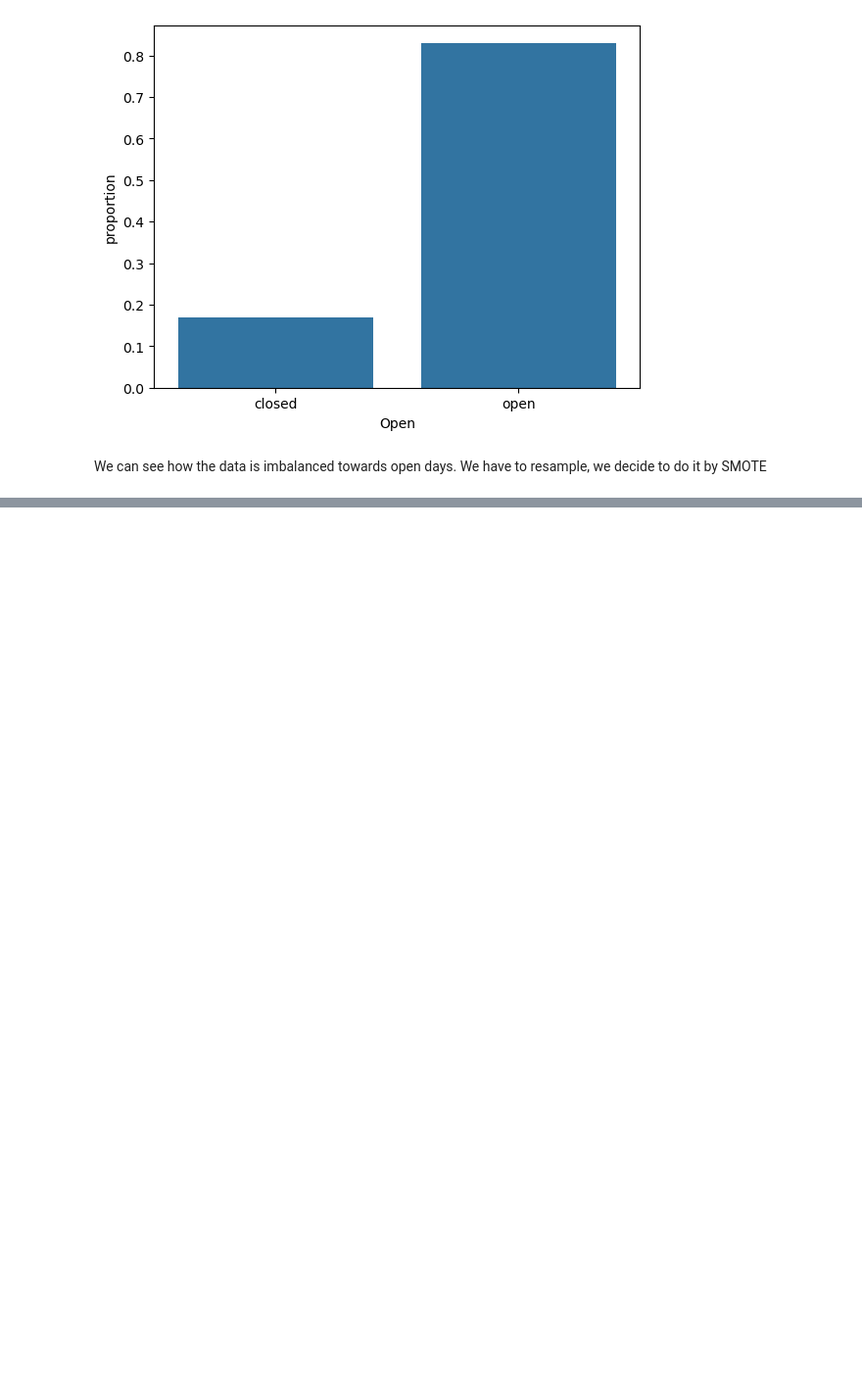
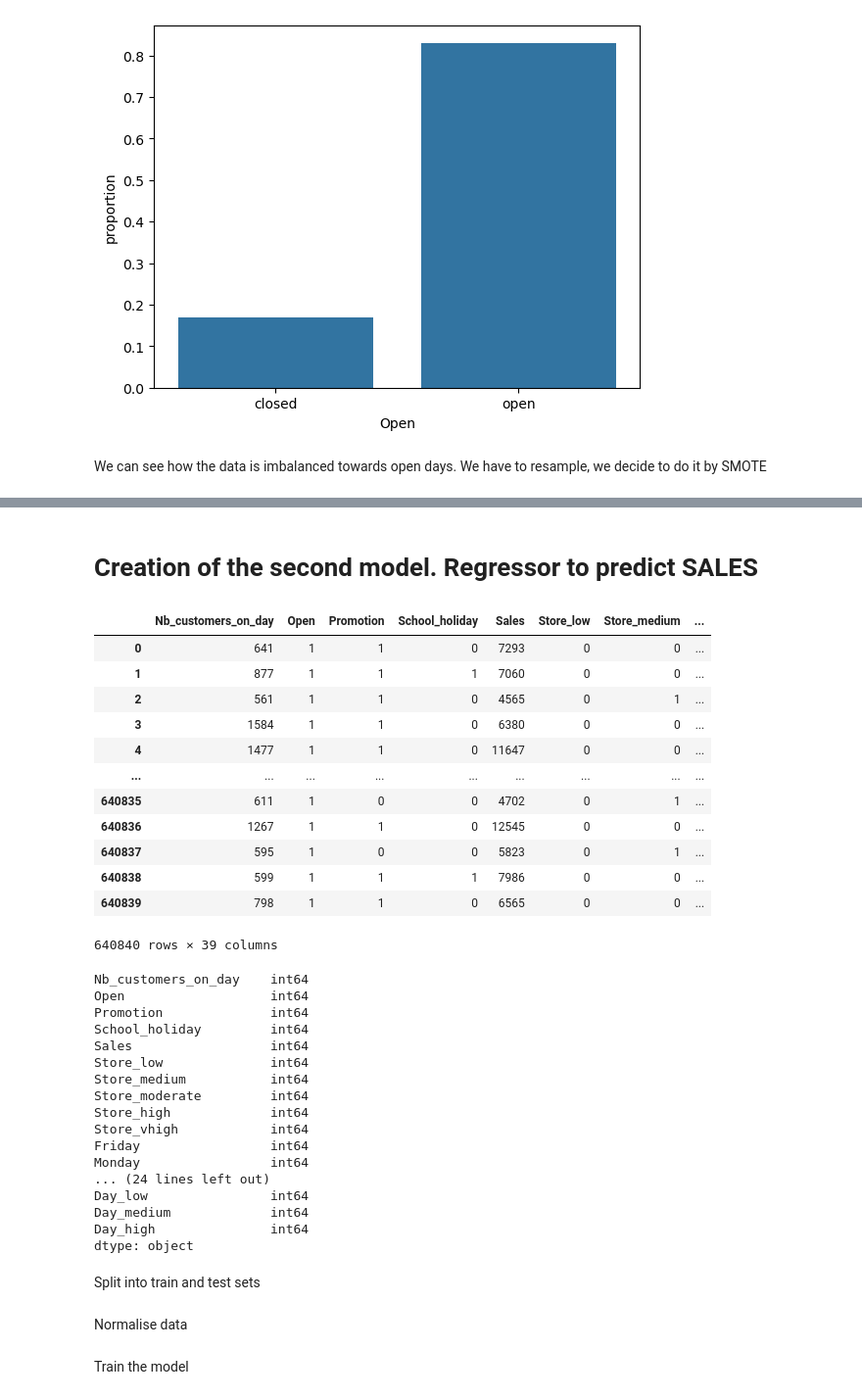
Before and after one commit to arnaurr94/IronKaggle, a Jupyter notebook: notebook.ipynb, the cells around one changed output, grey strips where cells are left out. Shown: that part at 98% size. Saved outputs shown, nothing was run; the diff lists cells and outputs as text; code cells hidden in the pictures; blank space fills up the shorter version.

Commit message:
Added second model

```diff
--- a/notebook.ipynb
+++ b/notebook.ipynb
@@ -249 +276,42 @@ print(classification_report(y_pred = pred, y_true = y_test))
 #loaded_model = pickle.load(open('model.pkl', 'rb'))
+# %% [markdown]
+# Creation of the second model. Regressor to predict SALES
+# %%
+## First we need to convert the data back no numerical to avoid crashing
+
+df = df.astype('int')
+display(df)
+df.dtypes
+# %% [output]
+|  | Nb_customers_on_day | Open | Promotion | School_holiday | Sales | Store_low | Store_medium | ... |
+| 0 | 641 | 1 | 1 | 0 | 7293 | 0 | 0 | ... |
+| 1 | 877 | 1 | 1 | 1 | 7060 | 0 | 0 | ... |
+| 2 | 561 | 1 | 1 | 0 | 4565 | 0 | 1 | ... |
+| 3 | 1584 | 1 | 1 | 0 | 6380 | 0 | 0 | ... |
+| 4 | 1477 | 1 | 1 | 0 | 11647 | 0 | 0 | ... |
+| ... | ... | ... | ... | ... | ... | ... | ... | ... |
+| 640835 | 611 | 1 | 0 | 0 | 4702 | 0 | 1 | ... |
+| 640836 | 1267 | 1 | 1 | 0 | 12545 | 0 | 0 | ... |
+| 640837 | 595 | 1 | 0 | 0 | 5823 | 0 | 1 | ... |
+| 640838 | 599 | 1 | 1 | 1 | 7986 | 0 | 0 | ... |
+| 640839 | 798 | 1 | 1 | 0 | 6565 | 0 | 0 | ... |
+640840 rows × 39 columns
+Nb_customers_on_day    int64
+Open                   int64
+Promotion              int64
+School_holiday         int64
+Sales                  int64
+Store_low              int64
+Store_medium           int64
+Store_moderate         int64
+Store_high             int64
+Store_vhigh            int64
+Friday                 int64
+Monday                 int64
+... (24 lines left out)
+Day_low                int64
+Day_medium             int64
+Day_high               int64
+dtype: object
+# %% [markdown]
+Split into train and test sets
@@ -249,0 +323,2 @@ print(classification_report(y_pred = pred, y_true = y_test))
+# %% [markdown]
+Normalise data
@@ -249,0 +330,2 @@ print(classification_report(y_pred = pred, y_true = y_test))
+# %% [markdown]
+Train the model
```
Also changed, not shown: parts of 11 cells of this notebook, 1 other file.
